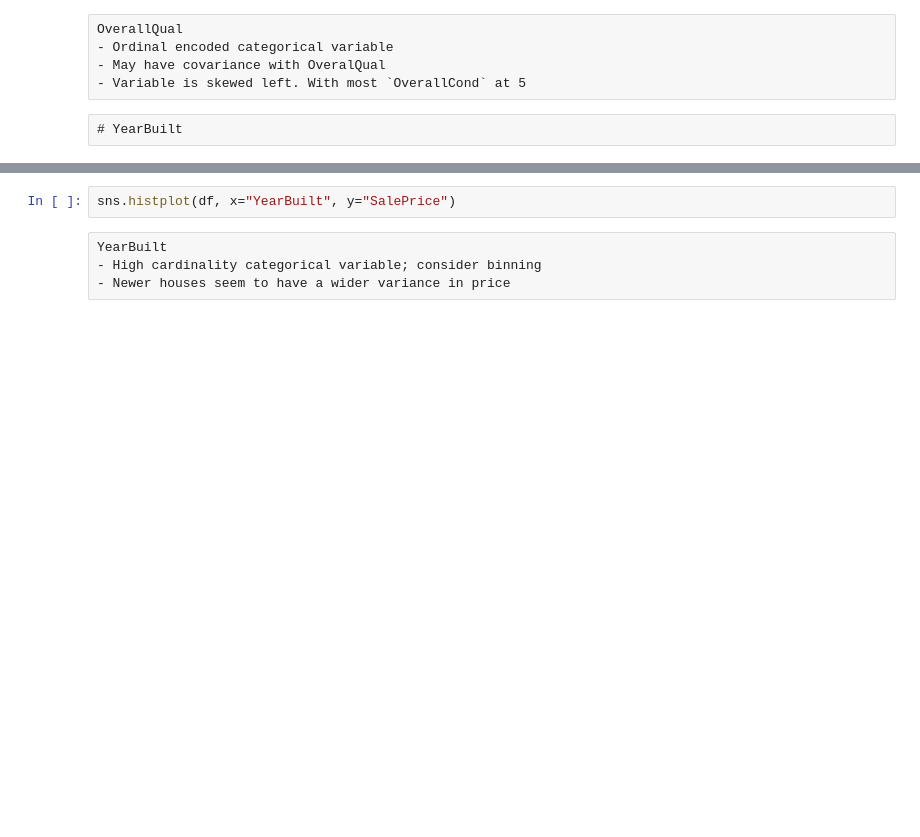
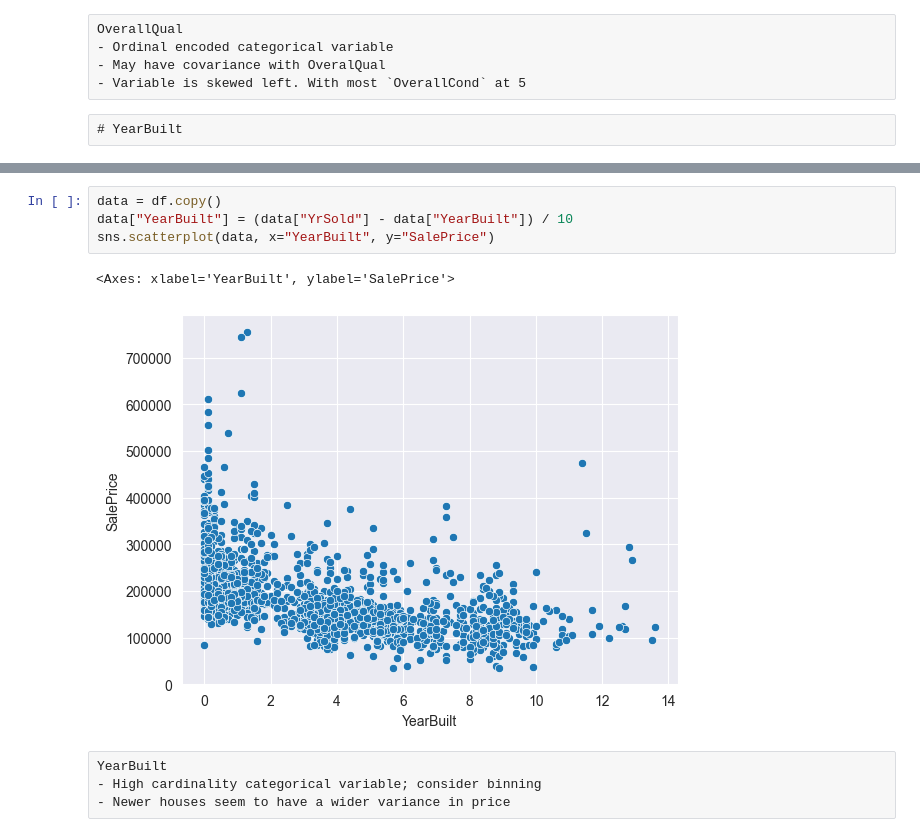
Before and after one commit to steven-solomon/udemy-feml-challenge, a Jupyter notebook: StudentsSolutions_v1.0.0/eda.ipynb, the cells around one changed output, grey strips where cells are left out. Saved outputs shown, nothing was run; the diff lists cells and outputs as text; blank space fills up the shorter version.

```diff
--- a/StudentsSolutions_v1.0.0/eda.ipynb
+++ b/StudentsSolutions_v1.0.0/eda.ipynb
@@ -495,5 +511,10 @@ df["YearBuilt"].nunique()
-# %%
-sns.histplot(df, x="YearBuilt", y="SalePrice")
+# %%
+data = df.copy()
+data["YearBuilt"] = (data["YrSold"] - data["YearBuilt"]) / 10
+sns.scatterplot(data, x="YearBuilt", y="SalePrice")
+# %% [output]
+<Axes: xlabel='YearBuilt', ylabel='SalePrice'>
+[figure, added]
 # %% [raw]
 YearBuilt
 - High cardinality categorical variable; consider binning
```
Also changed, not shown: parts of 2 cells of this notebook, 1 other file.
